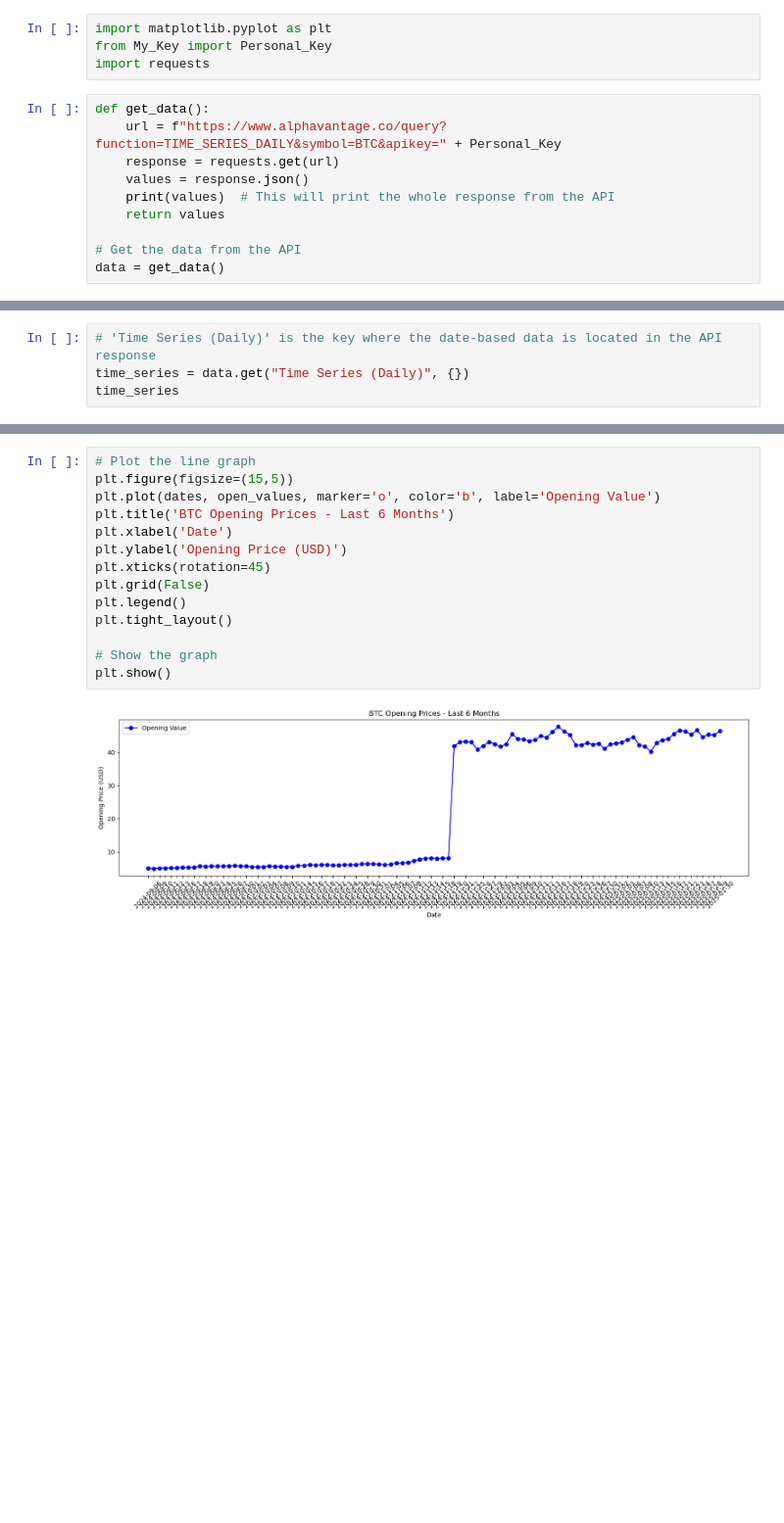
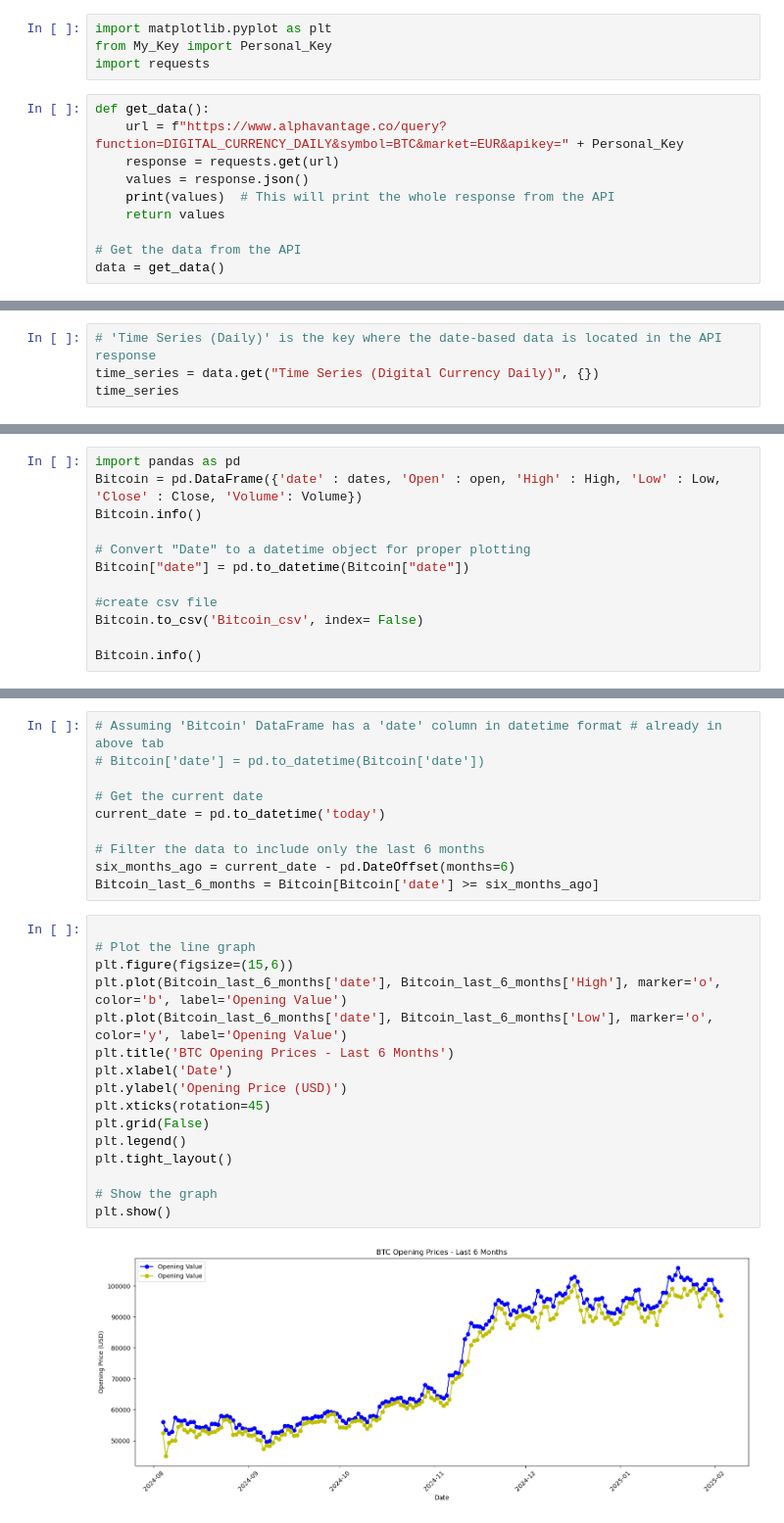
Before and after one commit to Karan9603/Data-Pipeline, a Jupyter notebook: API/Bitcoin.ipynb, the cells around one changed output, grey strips where cells are left out. Shown: that part at 98% size. Saved outputs shown, nothing was run; the diff lists cells and outputs as text; blank space fills up the shorter version.

Commit message:
Pokemon api and bitcoint api part with almost final version updated. started with Bitcoin news scrapping

```diff
--- a/API/Bitcoin.ipynb
+++ b/API/Bitcoin.ipynb
@@ -4,7 +4,7 @@ from My_Key import Personal_Key
 import requests
 # %%
 def get_data():
-    url = f"https://www.alphavantage.co/query?function=TIME_SERIES_DAILY&symbol=BTC&apikey=" + Personal_Key
+    url = f"https://www.alphavantage.co/query?function=DIGITAL_CURRENCY_DAILY&symbol=BTC&market=EUR&apikey=" + Personal_Key
     response = requests.get(url)
     values = response.json()
     print(values)  # This will print the whole response from the API
@@ -17,5 +17,5 @@ data = get_data()
 # %%
 # 'Time Series (Daily)' is the key where the date-based data is located in the API response
-time_series = data.get("Time Series (Daily)", {})
+time_series = data.get("Time Series (Digital Currency Daily)", {})
 time_series
 # %% [output]
@@ -75,0 +89,12 @@ open_values
+# %%
+import pandas as pd
+Bitcoin = pd.DataFrame({'date' : dates, 'Open' : open, 'High' : High, 'Low' : Low, 'Close' : Close, 'Volume': Volume})
+Bitcoin.info()
+
+# Convert "Date" to a datetime object for proper plotting
+Bitcoin["date"] = pd.to_datetime(Bitcoin["date"])
+
+#create csv file
+Bitcoin.to_csv('Bitcoin_csv', index= False)
+
+Bitcoin.info()
@@ -76,16 +119,28 @@ open_values
+# %%
+# Assuming 'Bitcoin' DataFrame has a 'date' column in datetime format # already in above tab
+# Bitcoin['date'] = pd.to_datetime(Bitcoin['date'])
+
+# Get the current date
+current_date = pd.to_datetime('today')
+
+# Filter the data to include only the last 6 months
+six_months_ago = current_date - pd.DateOffset(months=6)
+Bitcoin_last_6_months = Bitcoin[Bitcoin['date'] >= six_months_ago]
 # %%
+
 # Plot the line graph
-plt.figure(figsize=(15,5))
-plt.plot(dates, open_values, marker='o', color='b', label='Opening Value')
+plt.figure(figsize=(15,6))
+plt.plot(Bitcoin_last_6_months['date'], Bitcoin_last_6_months['High'], marker='o', color='b', label='Opening Value')
+plt.plot(Bitcoin_last_6_months['date'], Bitcoin_last_6_months['Low'], marker='o', color='y', label='Opening Value')
 plt.title('BTC Opening Prices - Last 6 Months')
 plt.xlabel('Date')
 plt.ylabel('Opening Price (USD)')
 plt.xticks(rotation=45)
 plt.grid(False)
 plt.legend()
 plt.tight_layout()
 
 # Show the graph
 plt.show()
 # %% [output]
-[figure, old version]
+[figure, new version]
```
Also changed, not shown: parts of 6 cells of this notebook, 3 other files.
